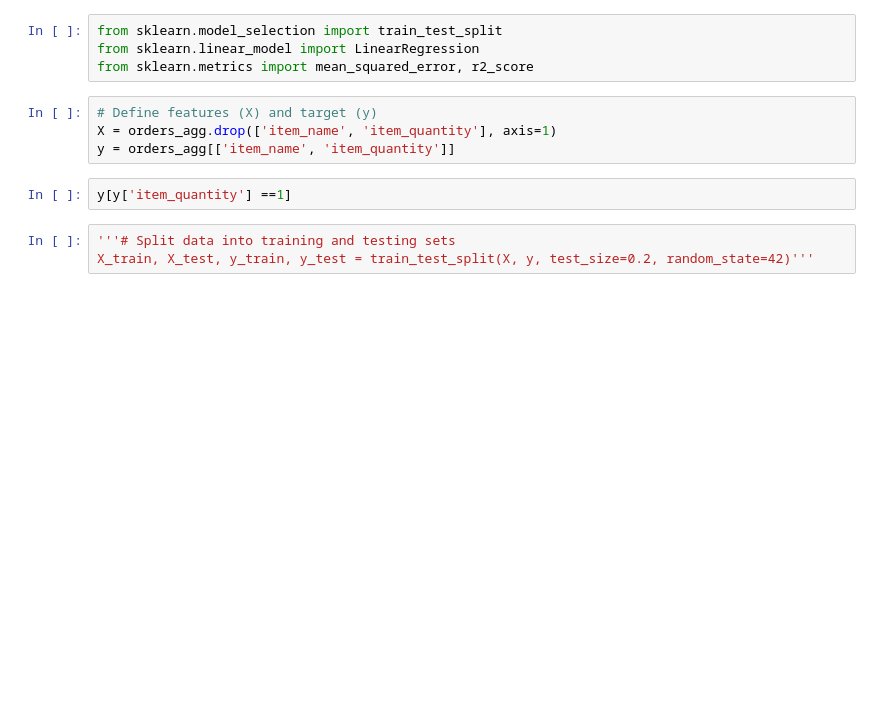
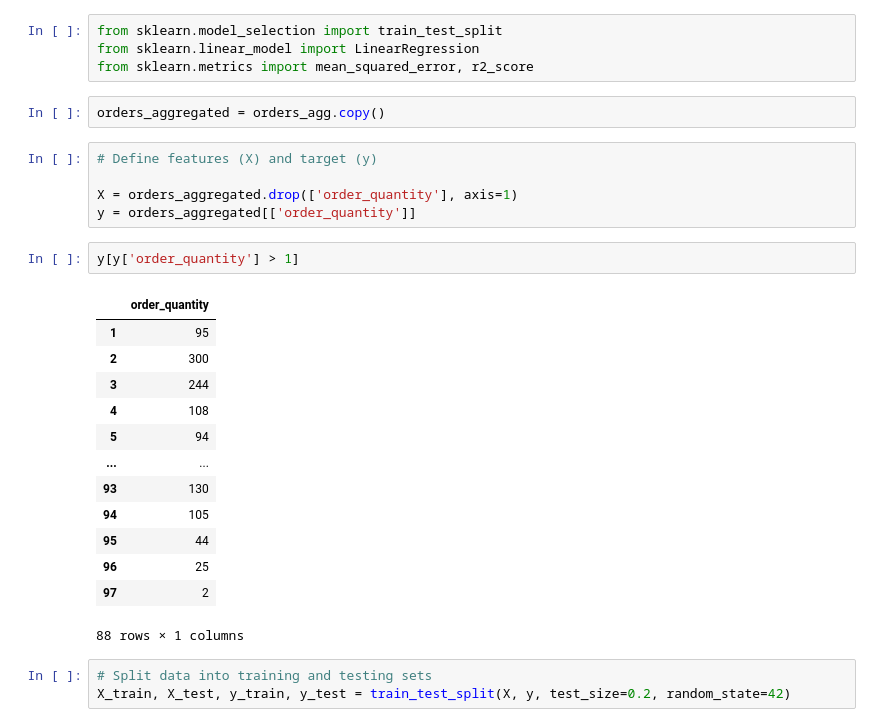
Before and after one commit to YaniaNada/Cafeteria_Analysis_OptiMeal_Project, a Jupyter notebook: exploratory_analysis.ipynb, the cells around one changed output. Saved outputs shown, nothing was run; the diff lists cells and outputs as text; blank space fills up the shorter version.

```diff
--- a/exploratory_analysis.ipynb
+++ b/exploratory_analysis.ipynb
@@ -435,12 +419,29 @@ items_agg'''
 from sklearn.model_selection import train_test_split
 from sklearn.linear_model import LinearRegression
 from sklearn.metrics import mean_squared_error, r2_score
+# %%
+orders_aggregated = orders_agg.copy()
 # %%
 # Define features (X) and target (y)
-X = orders_agg.drop(['item_name', 'item_quantity'], axis=1)
-y = orders_agg[['item_name', 'item_quantity']]
+
+X = orders_aggregated.drop(['order_quantity'], axis=1)
+y = orders_aggregated[['order_quantity']]
 # %%
-y[y['item_quantity'] ==1]
+y[y['order_quantity'] > 1]
+# %% [output]
+|  | order_quantity |
+| 1 | 95 |
+| 2 | 300 |
+| 3 | 244 |
+| 4 | 108 |
+| 5 | 94 |
+| ... | ... |
+| 93 | 130 |
+| 94 | 105 |
+| 95 | 44 |
+| 96 | 25 |
+| 97 | 2 |
+88 rows × 1 columns
 # %%
-'''# Split data into training and testing sets
-X_train, X_test, y_train, y_test = train_test_split(X, y, test_size=0.2, random_state=42)'''
+# Split data into training and testing sets
+X_train, X_test, y_train, y_test = train_test_split(X, y, test_size=0.2, random_state=42)
```
Also changed, not shown: parts of 26 cells of this notebook.
